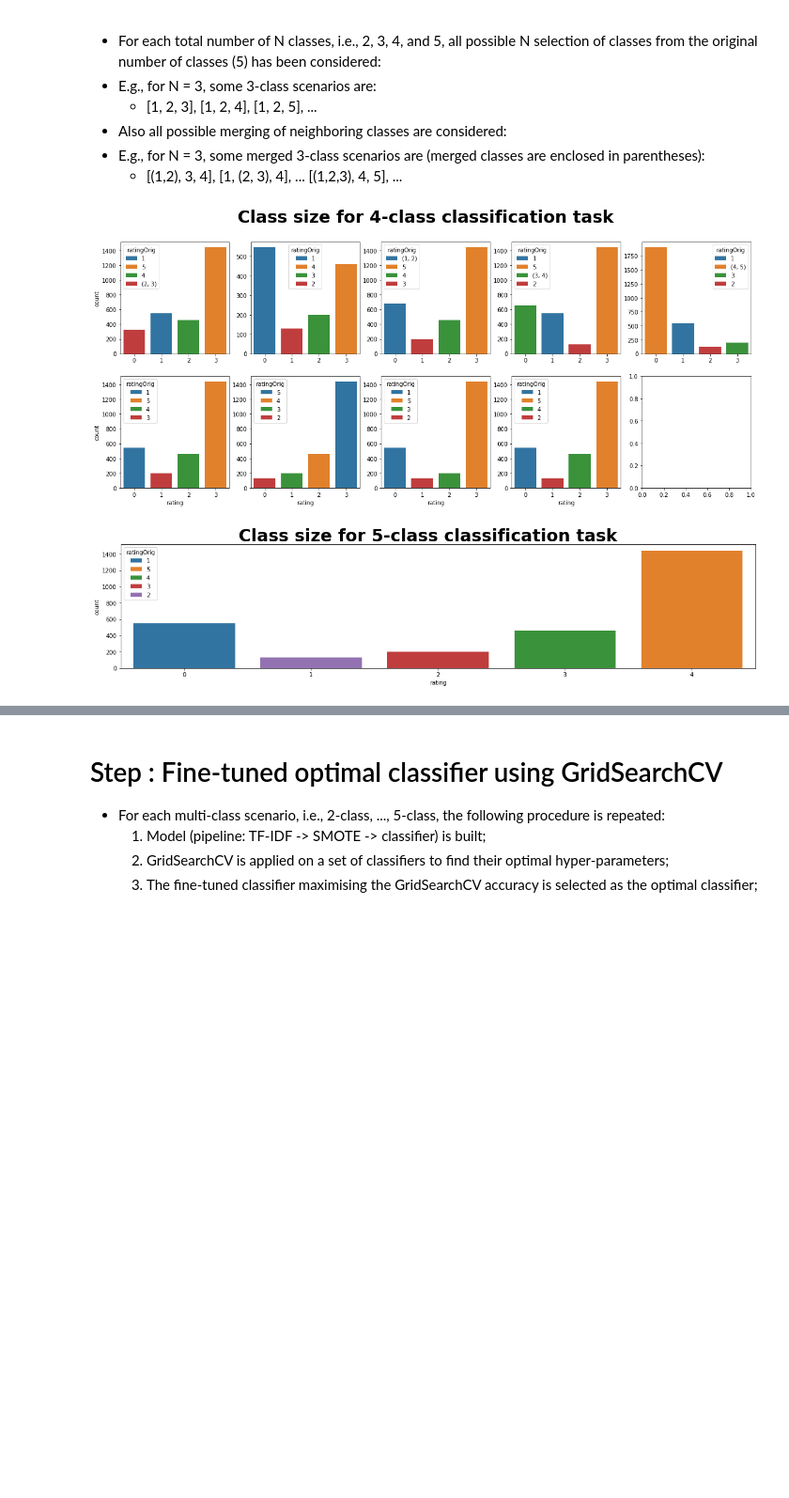
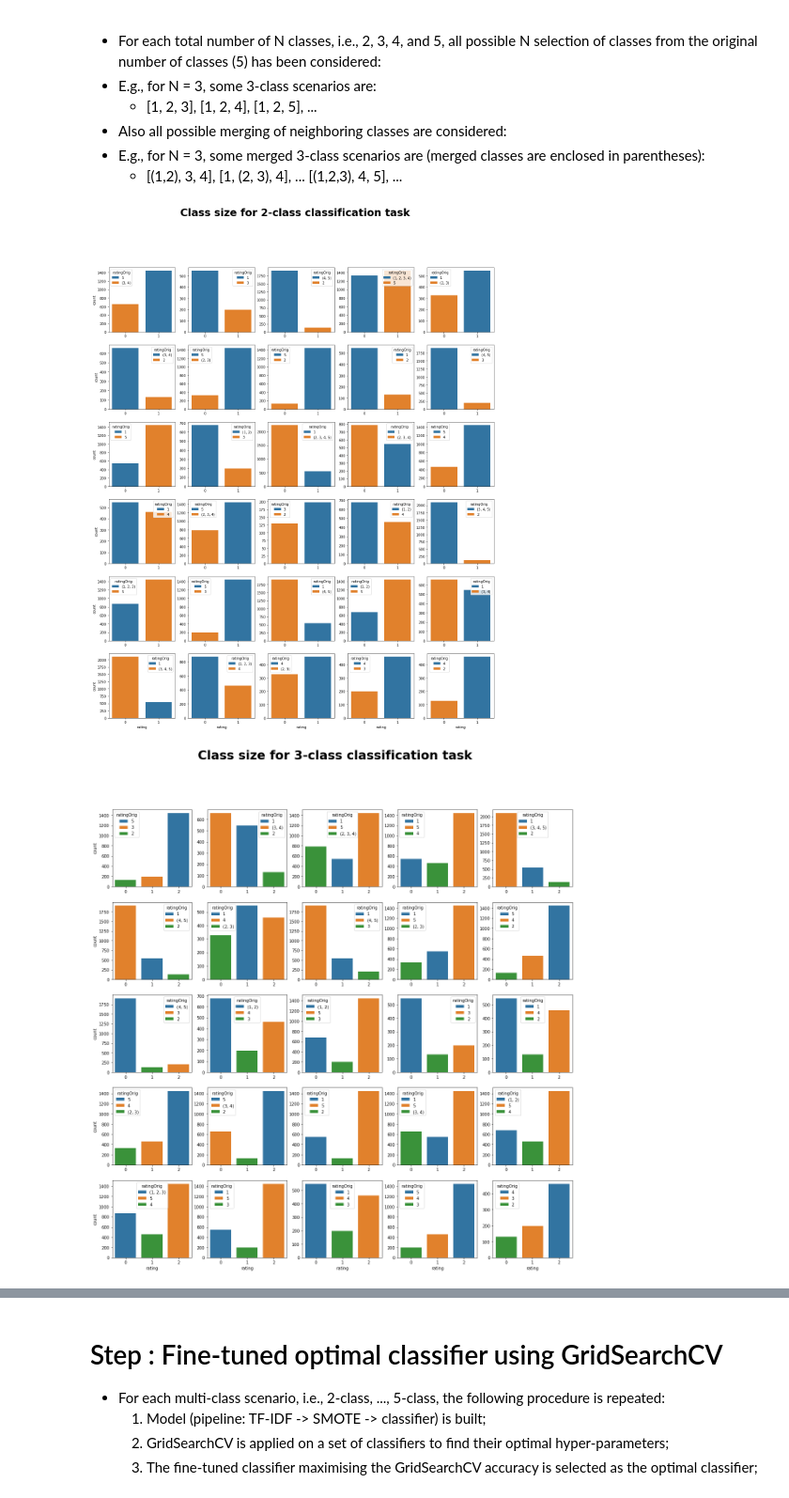
Before and after one commit to fardinafdideh/Text-analytics, a Jupyter notebook: sentiment-analysis-of-products-review-on-amazon.ipynb, the cells around one changed output, grey strips where cells are left out. Shown at 94% size. Cells and saved outputs as stored; diff of their text form; code cells hidden in the pictures; blank space fills up the shorter version.

```diff
--- a/sentiment-analysis-of-products-review-on-amazon.ipynb
+++ b/sentiment-analysis-of-products-review-on-amazon.ipynb
@@ -286,28 +286,29 @@ def plot_parameters(axs, pltIdx, nRow, nCol):
     return ax, isXlabel, isYlabel
 
 
-def classSize_plotter(ax, isXlabel, isYlabel, df, df_col, df_colOrig):
-    sns.countplot(ax=ax, x = df_col, hue=df_colOrig, data = df, dodge=False)
+def classSize_plotter(ax, isXlabel, isYlabel, df, df_col, df_colOrig, colors_classes):
+    sns.countplot(ax=ax, x = df_col, hue=df_colOrig, data = df, palette=colors_classes, dodge=False)
     if not isXlabel:
         ax.set_xlabel('')
     if not isYlabel:
         ax.set_ylabel('')
 
 
-def classSizeTot_plotter(classNb, classNbIdx, dataCleaned, ratingColName):
+def classSizeTot_plotter(classNb, classNbIdx, dataCleaned, ratingColName, colors_classes):
     nRow, nCol = nRowCol_calculator(classNb[classNbIdx])
     fig, axs = plt.subplots(nRow, nCol, figsize = (20, 4*nRow))
     fig.suptitle('Class size for {}-class classification task'.format(classNbIdx), fontsize= 30, fontweight='bold')
     for pltIdx, classes in enumerate(classNb[classNbIdx]):
         dataCleanedMerged = class_merger(dataCleaned, ratingColName, classes)
         ax, isXlabel, isYlabel = plot_parameters(axs, pltIdx, nRow, nCol)
-        classSize_plotter(ax, isXlabel, isYlabel, dataCleanedMerged, ratingColName, ratingOrigColName)
+        classSize_plotter(ax, isXlabel, isYlabel, dataCleanedMerged, ratingColName, ratingOrigColName, colors_classes)
     plt.savefig("../working/{}-classSize.png".format(classNbIdx))
 # %%
+colors_classes = sns.color_palette()
 classLabel = tuple(np.unique(dataCleaned[ratingColName]))
-classNb = class_chooser(classLabel, clsNb = [4, 5]) # Specify clsNb=None, for general case
+classNb = class_chooser(classLabel, clsNb = None) # Specify clsNb=None, for general case [4, 5]
 for classNbIdx in classNb.keys():
-    classSizeTot_plotter(classNb, classNbIdx, dataCleaned, ratingColName)
+    classSizeTot_plotter(classNb, classNbIdx, dataCleaned, ratingColName, colors_classes)
 # %% [output]
-[figure, old version]
+[figure, new version]
-[figure, old version]
+[figure, new version]
```
Also changed, not shown: parts of 9 cells of this notebook.
